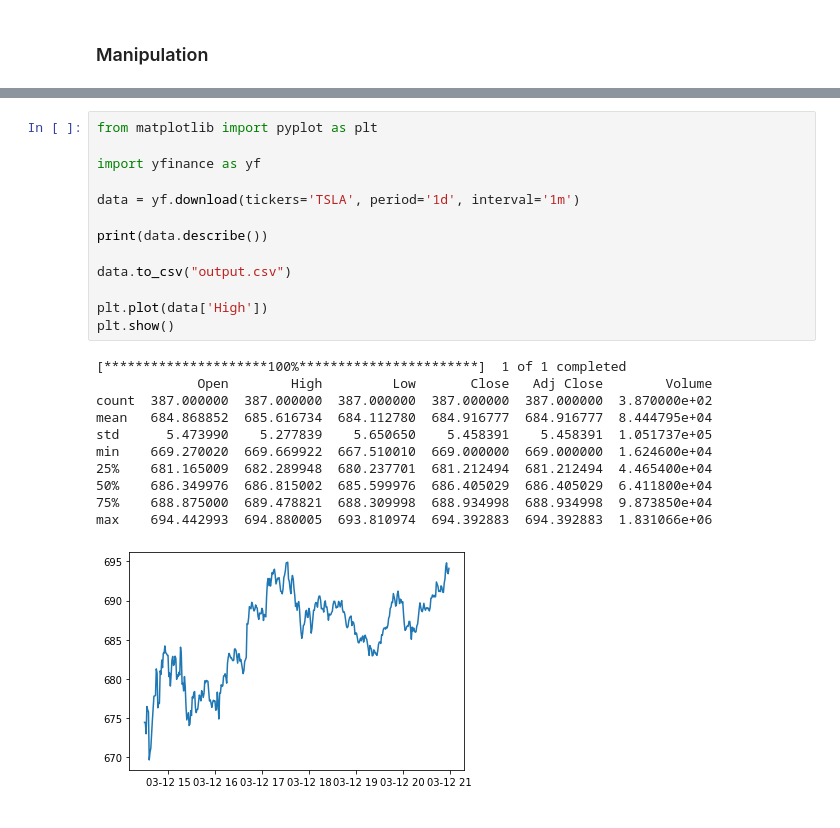
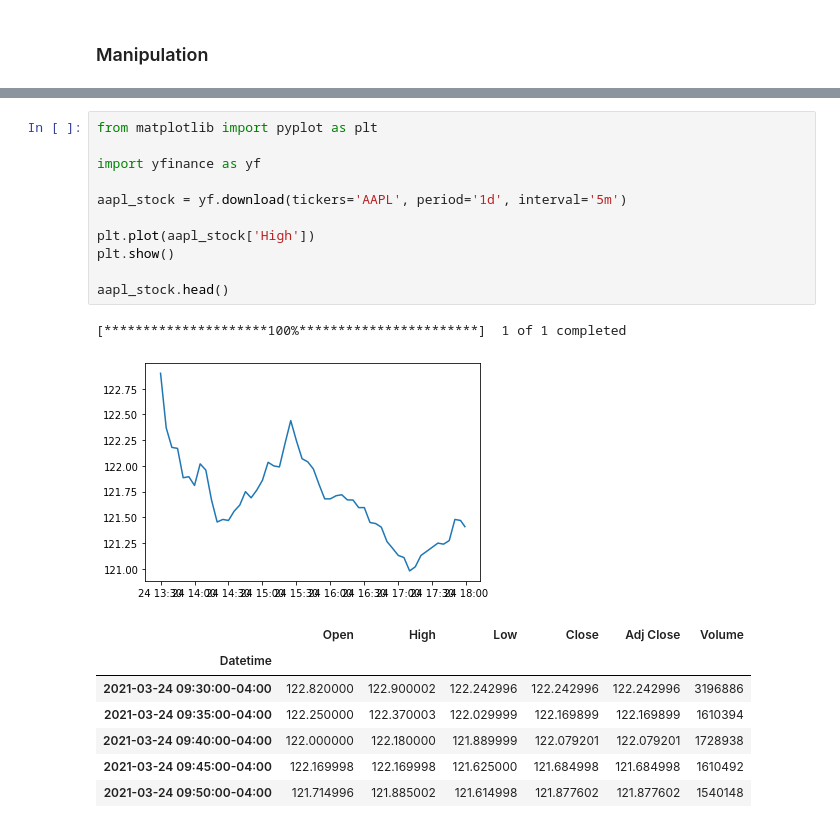
Before and after one commit to daridr1000/Data-Analysis-with-Python, a Jupyter notebook: Python_With_Pandas_For_Data_Manipulation.ipynb, the cells around one changed output, grey strips where cells are left out. Cells and saved outputs as stored; diff of their text form.

```diff
--- a/Python_With_Pandas_For_Data_Manipulation.ipynb
+++ b/Python_With_Pandas_For_Data_Manipulation.ipynb
@@ -51,25 +569,21 @@ pandas.core.indexes.range.RangeIndex
 # %%
 from matplotlib import pyplot as plt
 
 import yfinance as yf
 
-data = yf.download(tickers='TSLA', period='1d', interval='1m')
+aapl_stock = yf.download(tickers='AAPL', period='1d', interval='5m')
 
-print(data.describe())
+plt.plot(aapl_stock['High'])
+plt.show()
 
-data.to_csv("output.csv")
-
-plt.plot(data['High'])
-plt.show()
+aapl_stock.head()
 # %% [output]
 [*********************100%***********************]  1 of 1 completed
-             Open        High         Low       Close   Adj Close        Volume
-count  387.000000  387.000000  387.000000  387.000000  387.000000  3.870000e+02
-mean   684.868852  685.616734  684.112780  684.916777  684.916777  8.444795e+04
-std      5.473990    5.277839    5.650650    5.458391    5.458391  1.051737e+05
-min    669.270020  669.669922  667.510010  669.000000  669.000000  1.624600e+04
-25%    681.165009  682.289948  680.237701  681.212494  681.212494  4.465400e+04
-50%    686.349976  686.815002  685.599976  686.405029  686.405029  6.411800e+04
-75%    688.875000  689.478821  688.309998  688.934998  688.934998  9.873850e+04
-max    694.442993  694.880005  693.810974  694.392883  694.392883  1.831066e+06
-[figure, old version]
+[figure, new version]
+|  | Open | High | Low | Close | Adj Close | Volume |
+| Datetime |  |  |  |  |  |  |
+| 2021-03-24 09:30:00-04:00 | 122.820000 | 122.900002 | 122.242996 | 122.242996 | 122.242996 | 3196886 |
+| 2021-03-24 09:35:00-04:00 | 122.250000 | 122.370003 | 122.029999 | 122.169899 | 122.169899 | 1610394 |
+| 2021-03-24 09:40:00-04:00 | 122.000000 | 122.180000 | 121.889999 | 122.079201 | 122.079201 | 1728938 |
+| 2021-03-24 09:45:00-04:00 | 122.169998 | 122.169998 | 121.625000 | 121.684998 | 121.684998 | 1610492 |
+| 2021-03-24 09:50:00-04:00 | 121.714996 | 121.885002 | 121.614998 | 121.877602 | 121.877602 | 1540148 |
```
Also changed, not shown: parts of 112 cells of this notebook.
